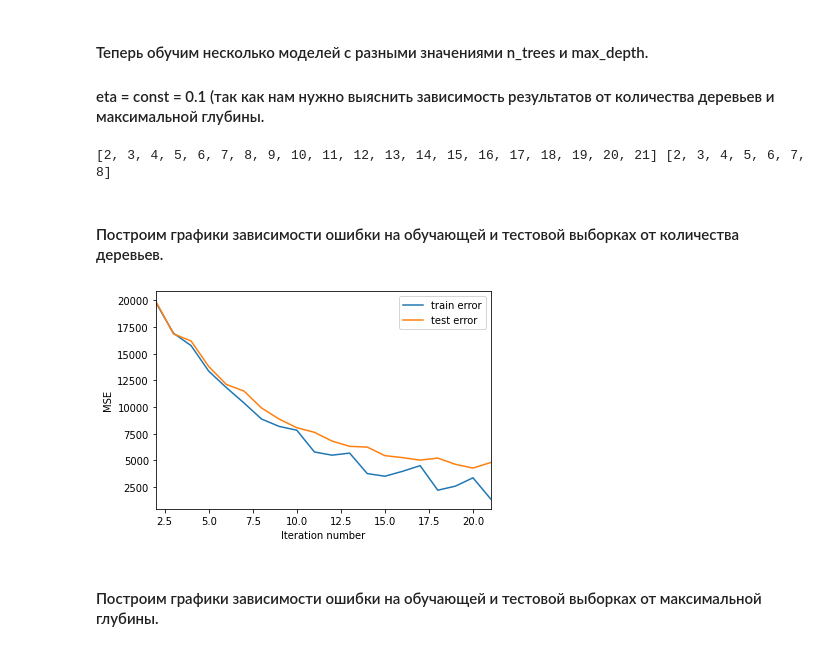
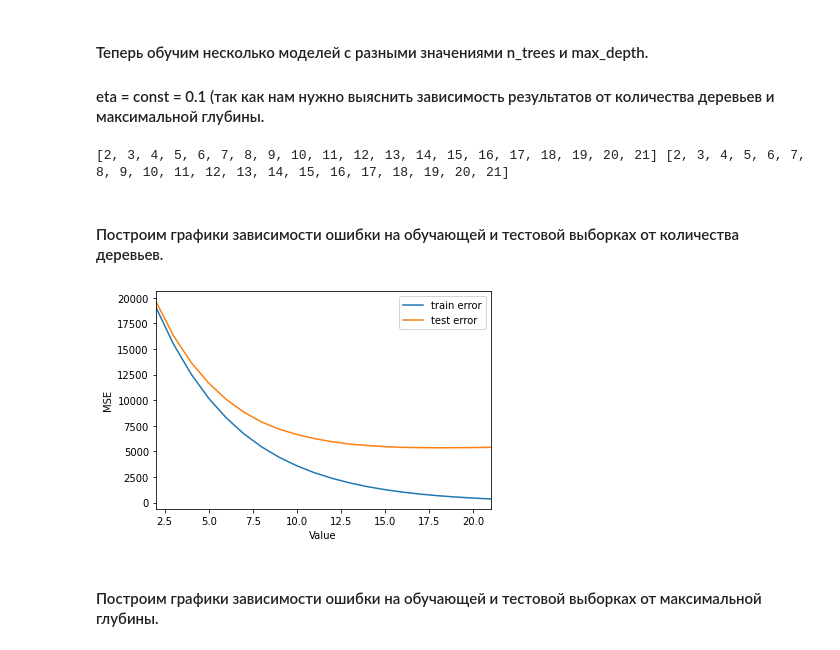
Before and after one commit to myselfadmirer/Algorithms_for_Data_Analysis, a Jupyter notebook: lesson6/lesson6.ipynb, the cells around one changed output. Drawn from its saved outputs; the diff is of its cells as text; code cells hidden in the pictures.

```diff
--- a/lesson6/lesson6.ipynb
+++ b/lesson6/lesson6.ipynb
@@ -77,7 +77,7 @@ def gb_fit(n_trees, max_depth, X_train, X_test, y_train, y_test, coefs, eta):
 # %%
 eta = 0.1
 n_trees = [n + 2 for n in range(20)]
-max_depth = [d + 2 for d in range(7)]
+max_depth = [d + 2 for d in range(20)]
 print(n_trees, max_depth)
 
 dataset = []
@@ -91,12 +91,12 @@ for n in n_trees:
         test_prediction = gb_predict(X_test, trees, coefs, eta)
         dataset.append([n, d, mean_squared_error(y_train, train_prediction), mean_squared_error(y_test, test_prediction)])
 # %% [output]
-[2, 3, 4, 5, 6, 7, 8, 9, 10, 11, 12, 13, 14, 15, 16, 17, 18, 19, 20, 21] [2, 3, 4, 5, 6, 7, 8]
+[2, 3, 4, 5, 6, 7, 8, 9, 10, 11, 12, 13, 14, 15, 16, 17, 18, 19, 20, 21] [2, 3, 4, 5, 6, 7, 8, 9, 10, 11, 12, 13, 14, 15, 16, 17, 18, 19, 20, 21]
 # %% [markdown]
 #### Построим графики зависимости ошибки на обучающей и тестовой выборках от количества деревьев.
 # %%
 def get_error_plot(n_trees, train_err, test_err):
-    plt.xlabel('Iteration number')
+    plt.xlabel('Value')
     plt.ylabel('MSE')
     plt.xlim(n_trees[0], n_trees[-1])
     plt.plot(n_trees, train_err, label='train error')
@@ -104,13 +104,14 @@ def get_error_plot(n_trees, train_err, test_err):
     plt.legend(loc='upper right')
     plt.show()
 # %%
-data = [dataset[x] for x in [2 + 5 * y for y in range(len(n_trees))]]
+width = 10
+data = [dataset[x] for x in [width - 1 + len(max_depth) * y for y in range(len(n_trees))]]
 # print(data)
 train_errors = [x[2] for x in data]
 test_errors = [x[3] for x in data]
 get_error_plot(n_trees, train_errors, test_errors)
 # %% [output]
-[figure, old version]
+[figure, new version]
 # %% [markdown]
 #### Построим графики зависимости ошибки на обучающей и тестовой выборках от максимальной глубины.
 # %%
```
Also changed, not shown: parts of 3 cells of this notebook.
